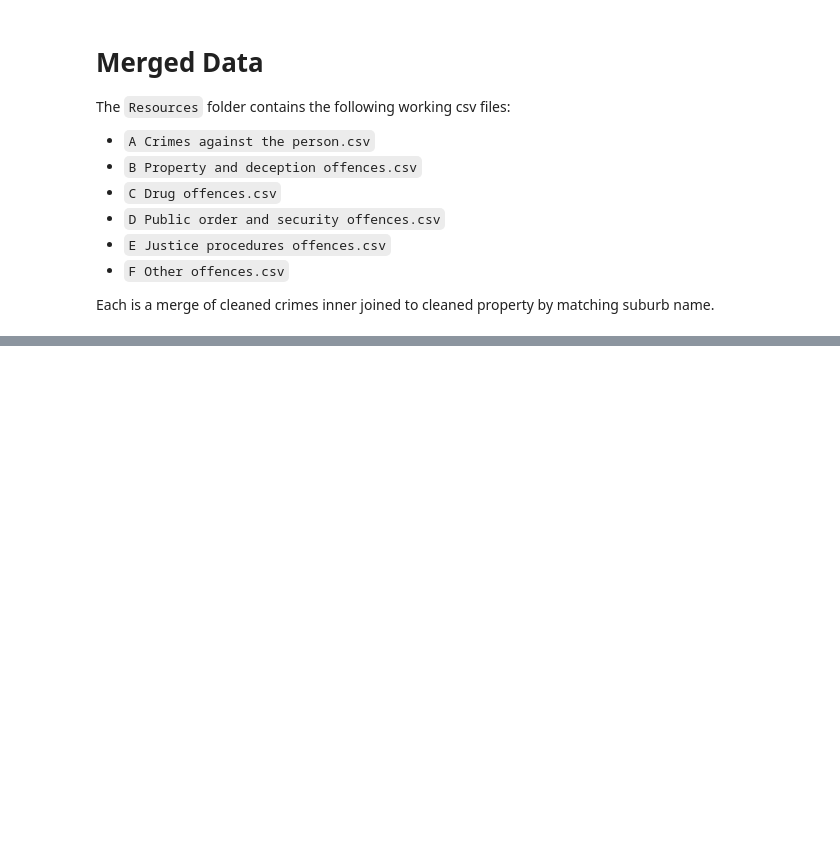
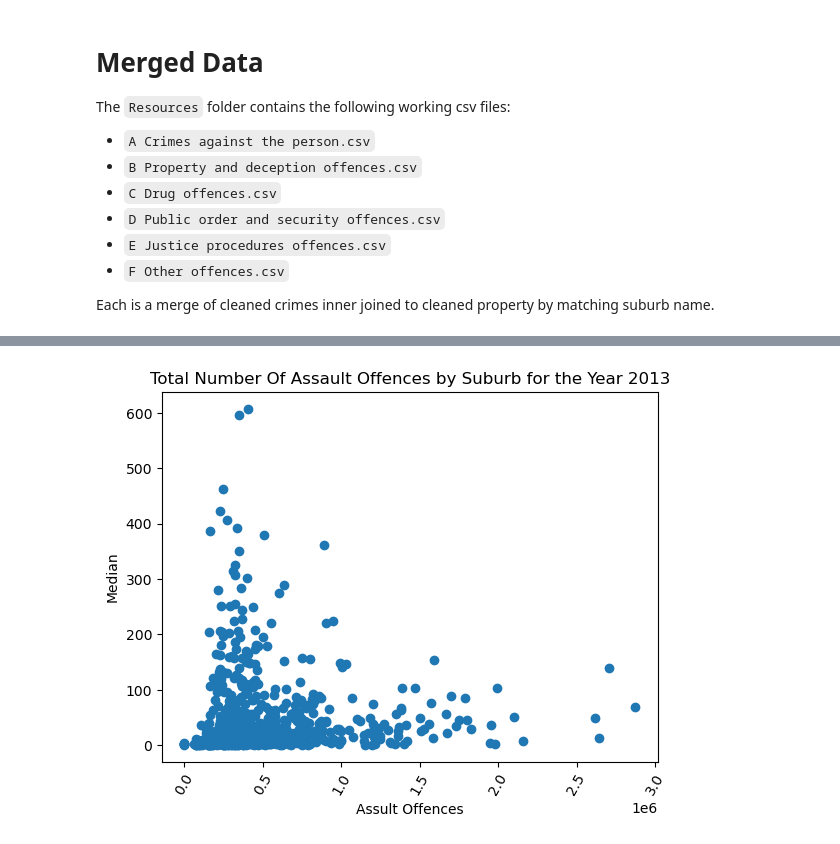
Before and after one commit to rsamma1606/proj-one-group-8, a Jupyter notebook: prj-one_Crime_vs_Property.ipynb, the cells around one changed output, grey strips where cells are left out. Drawn from its saved outputs; the diff is of its cells as text; code cells hidden in the pictures; blank space fills up the shorter version.

Commit message:
Grouped Assault, Started Plotting

```diff
--- a/prj-one_Crime_vs_Property.ipynb
+++ b/prj-one_Crime_vs_Property.ipynb
@@ -218,3 +246,7 @@ The `Resources` folder contains the following working csv files:
 - `F Other offences.csv`
 
 Each is a merge of cleaned crimes inner joined to cleaned property by matching suburb name.
+# %%
+assault_data = crime_property_merged[crime_property_merged["Offence Subdivision"] == "A20 Assault and related offences"]
+grouped_data = assault_data.groupby("Offence Count").count()
+assault_data.head()
@@ -220,0 +282,6 @@ Each is a merge of cleaned crimes inner joined to cleaned property by matching s
+# %%
+# Data from the year 2013 only
+summed_data_2013 = assault_data[assault_data["Year"] == 2013].groupby(["Year", "locality"])[["Offence Count", "Median"]].sum().reset_index()
+summed_data_2013 = summed_data_2013.rename(columns={"Offence Count": "Total Assault Offences", "locality": "Suburb"})
+# summed_data_2013.sort_values(by="Total Assault Offences" , ascending=False).tail(50)
+summed_data_2013.head(50)
@@ -220,0 +306,12 @@ Each is a merge of cleaned crimes inner joined to cleaned property by matching s
+# %%
+# Scatter Plot
+plt.scatter(summed_data_2013["Median"], summed_data_2013["Total Assault Offences"])
+
+plt.title("Total Number Of Assault Offences by Suburb for the Year 2013")
+plt.ylabel("Median")
+plt.xlabel("Assult Offences")
+
+plt.xticks(rotation=60)
+plt.show()
+# %% [output]
+[figure, added]
```
Also changed, not shown: parts of 7 cells of this notebook.
